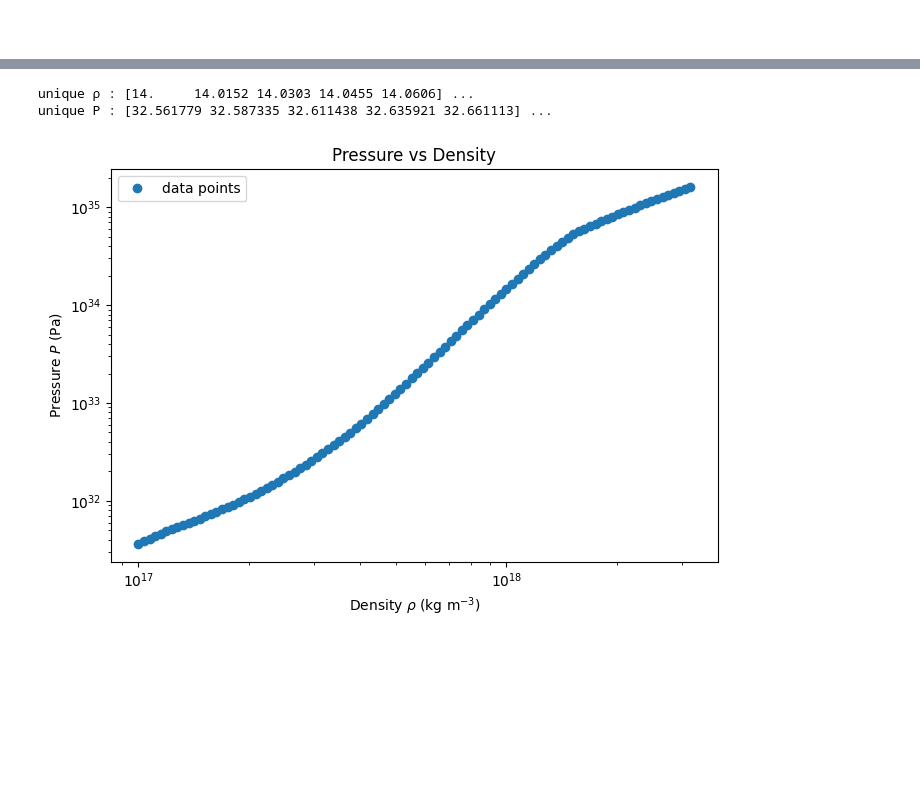
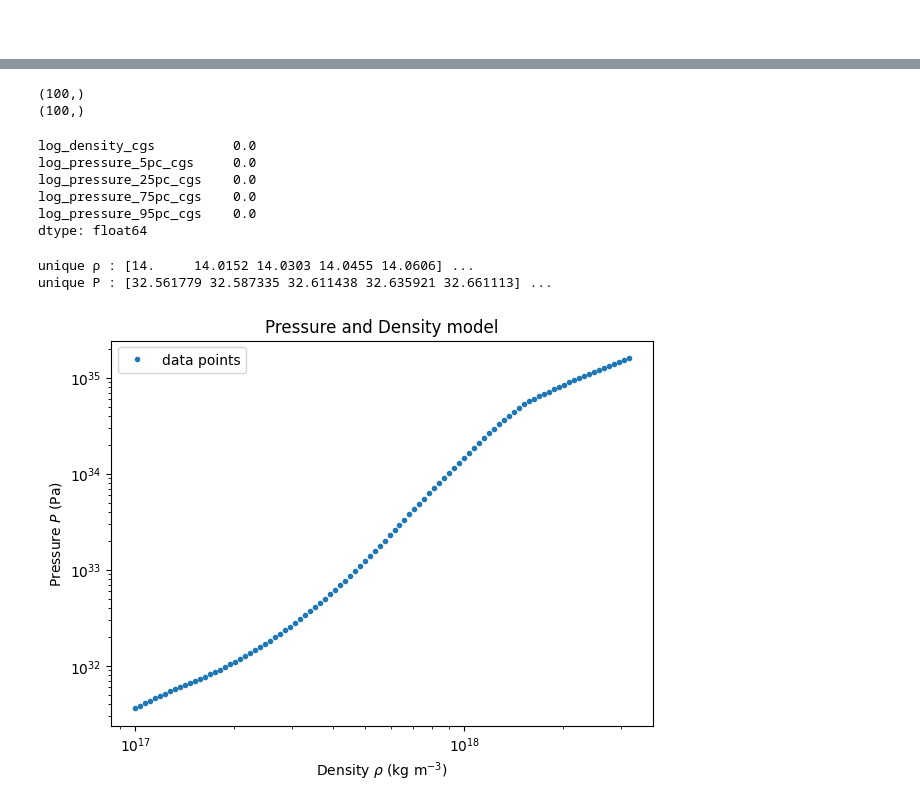
Before and after one commit to topollonaketsana/GW-Neutron_Star_Merger, a Jupyter notebook: notebook/Real_data.ipynb, the cells around one changed output, grey strips where cells are left out. Saved outputs shown, nothing was run; the diff lists cells and outputs as text; code cells hidden in the pictures; blank space fills up the shorter version.

```diff
--- a/notebook/Real_data.ipynb
+++ b/notebook/Real_data.ipynb
@@ -244,3 +241,19 @@ P_si  = 10**P_log  * 0.1       # Pa
+# %%
+print(P_si.shape)
+print(rho_si.shape)
+# %% [output]
+(100,)
+(100,)
+# %%
+# nan
+print(df.isna().mean())
+# %% [output]
+log_density_cgs          0.0
+log_pressure_5pc_cgs     0.0
+log_pressure_25pc_cgs    0.0
+log_pressure_75pc_cgs    0.0
+log_pressure_95pc_cgs    0.0
+dtype: float64
 # %%
 # arrays are sorted by density
 order = np.argsort(rho_si)
@@ -253,17 +266,16 @@ print("unique P :", np.unique(P_log)[:5], "...")
 unique ρ : [14.     14.0152 14.0303 14.0455 14.0606] ...
 unique P : [32.561779 32.587335 32.611438 32.635921 32.661113] ...
 # %%
-plt.figure(figsize=(7,5))
-plt.loglog(rho_si, P_si, 'o', label= 'data points')
+plt.figure(figsize= (7,5))
+plt.loglog(rho_si, P_si, '.', label= 'data points')
 plt.xlabel(r'Density $\rho$ (kg m$^{-3}$)')
 plt.ylabel(r'Pressure $P$ (Pa)')
-plt.title('Pressure vs Density')
+plt.title('Pressure and Density model')
 
 plt.legend()
-plt.tight_layout()
 plt.show()
 # %% [output]
-[figure, old version]
+[figure, new version]
 # %%
 ##
 # %% [markdown]
```
Also changed, not shown: parts of 24 cells of this notebook, 2 other files.
